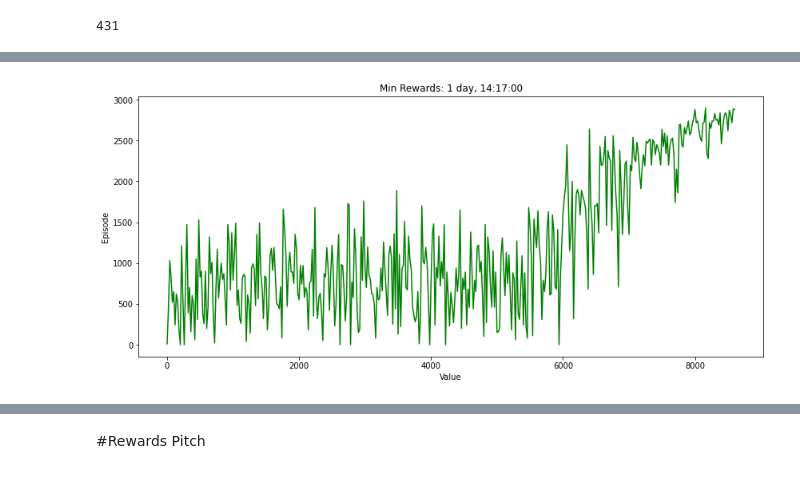
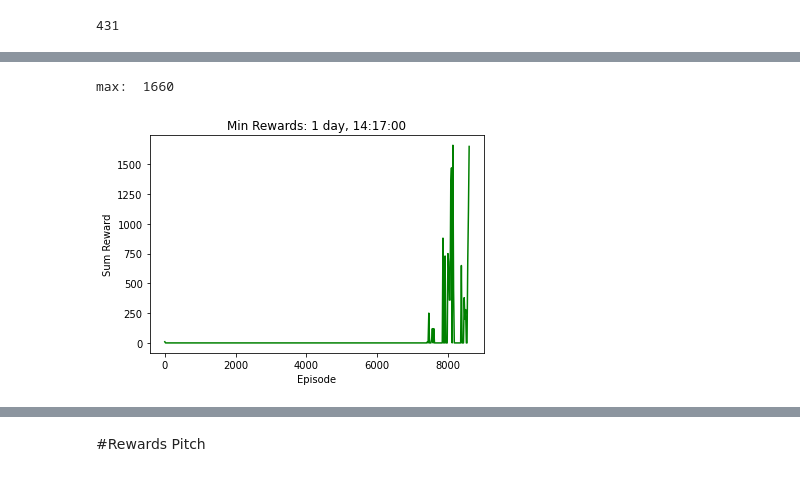
Before and after one commit to dayatsa/OpedQuadruped, a Jupyter notebook: notebooks/plot_reward.ipynb, the cells around one changed output, grey strips where cells are left out. Saved outputs shown, nothing was run; the diff lists cells and outputs as text; code cells hidden in the pictures.

```diff
--- a/notebooks/plot_reward.ipynb
+++ b/notebooks/plot_reward.ipynb
@@ -98,11 +96,13 @@ plt.show()
 # %%
-fig, ax = plt.subplots(figsize=(14, 6))
-ax.plot(episode, reward_max, color='green')
+print("max: ", max(reward_min))
+fig, ax = plt.subplots()
+ax.plot(episode, reward_min, color='green')
 # Set plot title and axes labels
 ax.set(title = "Min Rewards: " + str(sum_training_time),
-       xlabel = "Value",
-       ylabel = "Episode")
+       xlabel = "Episode",
+       ylabel = "Sum Reward")
 
 plt.show()
 # %% [output]
+max:  1660
-[figure, old version]
+[figure, new version]
```
Also changed, not shown: parts of 12 cells of this notebook, 2 other files.
